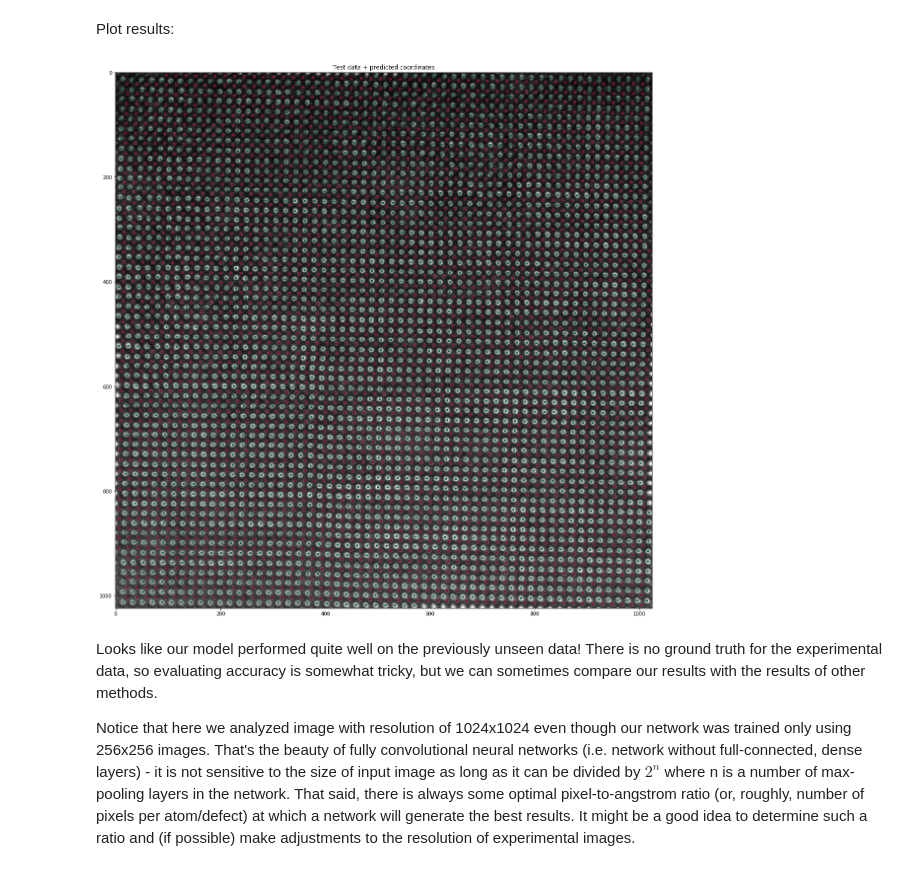
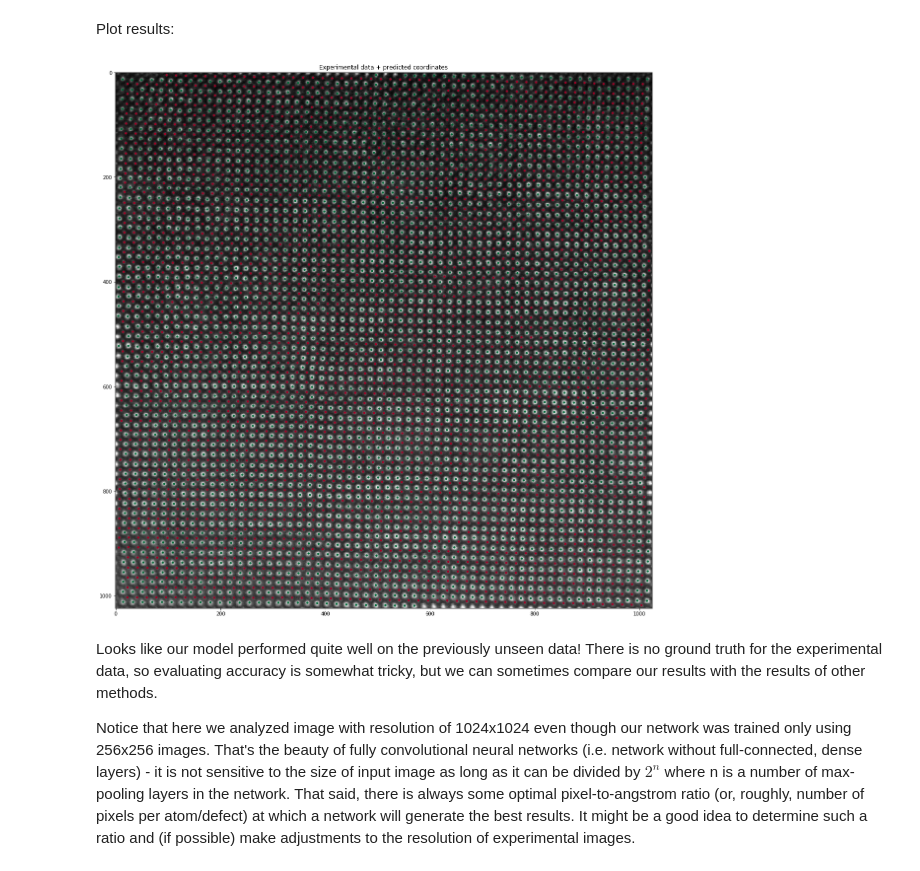
Before and after one commit to ziatdinovmax/APS2020Tutorial, a Jupyter notebook: APS2020_Unet_AtomicImages.ipynb, the cells around one changed output. Drawn from its saved outputs; the diff is of its cells as text; code cells hidden in the pictures.

Commit message:
Update plot title

```diff
--- a/APS2020_Unet_AtomicImages.ipynb
+++ b/APS2020_Unet_AtomicImages.ipynb
@@ -502,11 +502,11 @@ Plot results:
 # %%
 y, x, c = coordinates_e[0].T
 plt.figure(figsize=(20, 20))
 plt.imshow(expdata[0,0], cmap='gray')
 plt.scatter(x, y, c=c, cmap='RdYlGn', s=12)
-plt.title('Test data + predicted coordinates');
+plt.title('Experimental data + predicted coordinates');
 # %% [output]
-[figure, old version]
+[figure, new version]
 # %% [markdown]
 Looks like our model performed quite well on the previously unseen data! There is no ground truth for the experimental data, so evaluating accuracy is somewhat tricky, but we can sometimes compare our results with the results of other methods.
 
```
Also changed, not shown: parts of 1 cell of this notebook.
